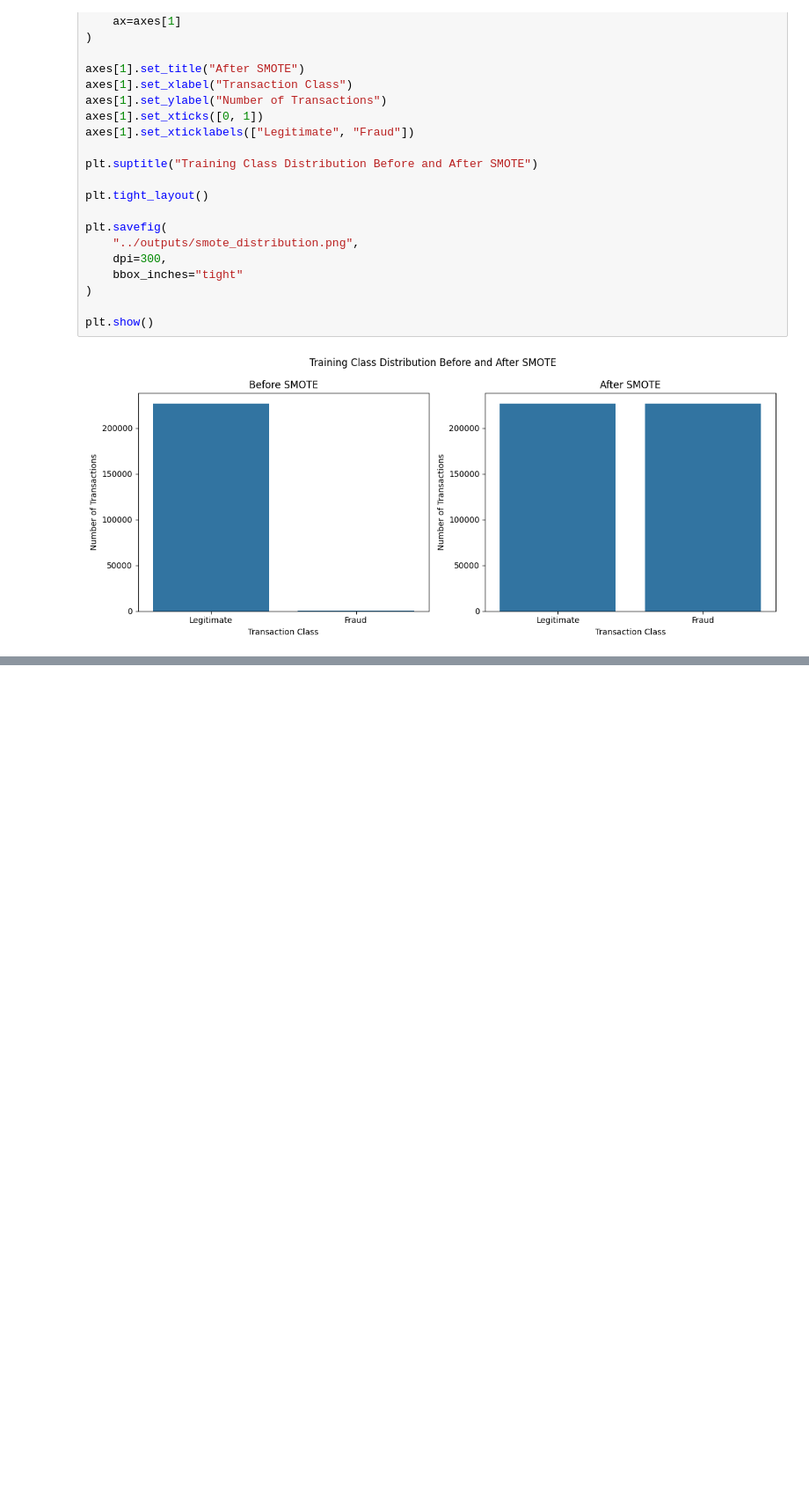
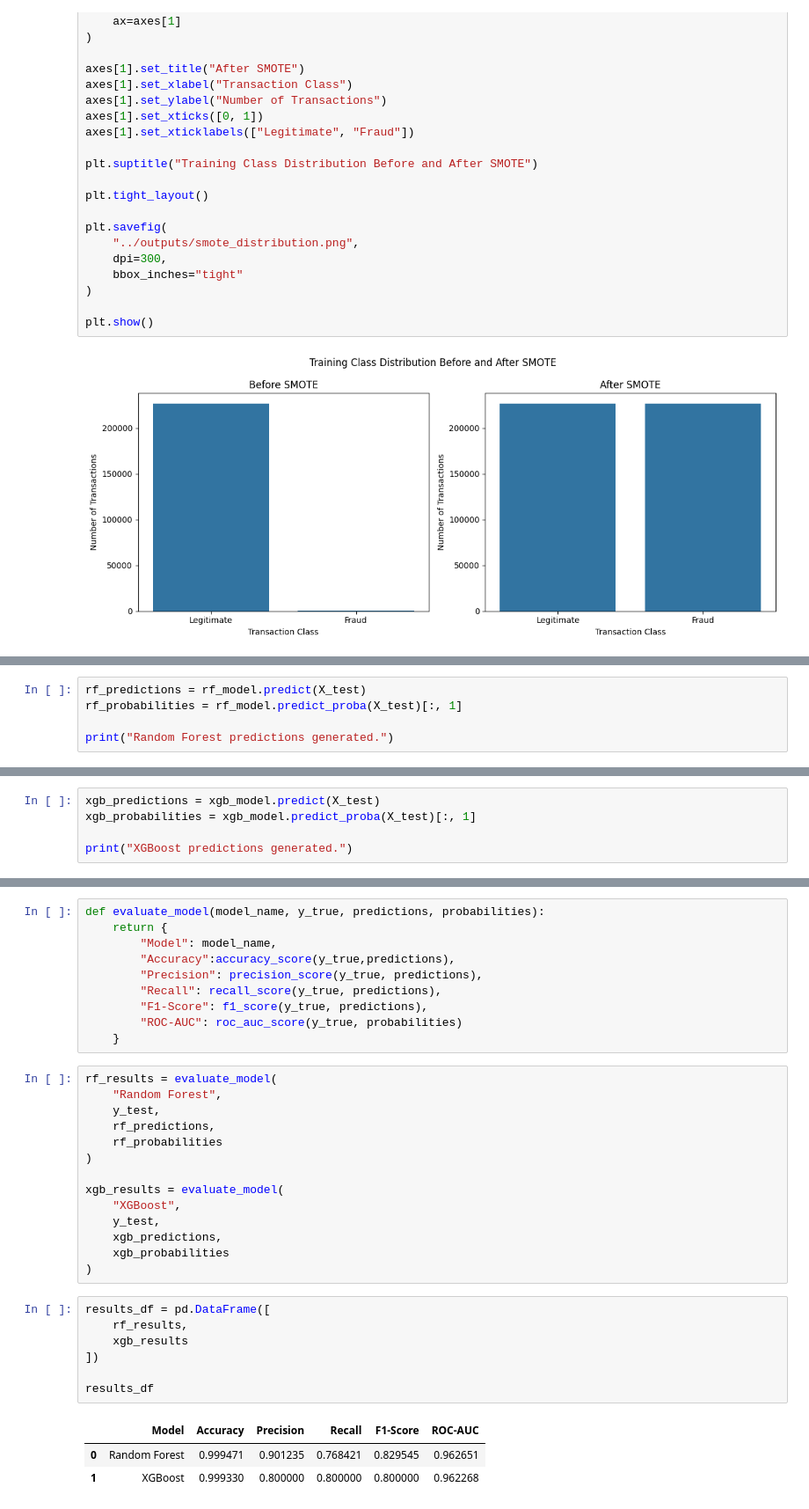
Before and after one commit to EmanQazii/credit-card-fraud-detection-model, a Jupyter notebook: notebooks/credit_card_fraud_detection.ipynb, the cells around one changed output, grey strips where cells are left out. Shown at 88% size. Drawn from its saved outputs; the diff is of its cells as text; blank space fills up the shorter version.

Commit message:
RF and XGBoost Training and Evaluation

```diff
--- a/notebooks/credit_card_fraud_detection.ipynb
+++ b/notebooks/credit_card_fraud_detection.ipynb
@@ -418,0 +441,5 @@ plt.show()
+# %%
+rf_predictions = rf_model.predict(X_test)
+rf_probabilities = rf_model.predict_proba(X_test)[:, 1]
+
+print("Random Forest predictions generated.")
@@ -418,0 +472,5 @@ plt.show()
+# %%
+xgb_predictions = xgb_model.predict(X_test)
+xgb_probabilities = xgb_model.predict_proba(X_test)[:, 1]
+
+print("XGBoost predictions generated.")
@@ -418,0 +492,35 @@ plt.show()
+# %%
+def evaluate_model(model_name, y_true, predictions, probabilities):
+    return {
+        "Model": model_name,
+        "Accuracy":accuracy_score(y_true,predictions),
+        "Precision": precision_score(y_true, predictions),
+        "Recall": recall_score(y_true, predictions),
+        "F1-Score": f1_score(y_true, predictions),
+        "ROC-AUC": roc_auc_score(y_true, probabilities)
+    }
+# %%
+rf_results = evaluate_model(
+    "Random Forest",
+    y_test,
+    rf_predictions,
+    rf_probabilities
+)
+
+xgb_results = evaluate_model(
+    "XGBoost",
+    y_test,
+    xgb_predictions,
+    xgb_probabilities
+)
+# %%
+results_df = pd.DataFrame([
+    rf_results,
+    xgb_results
+])
+
+results_df
+# %% [output]
+|  | Model | Accuracy | Precision | Recall | F1-Score | ROC-AUC |
+| 0 | Random Forest | 0.999471 | 0.901235 | 0.768421 | 0.829545 | 0.962651 |
+| 1 | XGBoost | 0.999330 | 0.800000 | 0.800000 | 0.800000 | 0.962268 |
```
Also changed, not shown: parts of 23 cells of this notebook, 3 other files.
